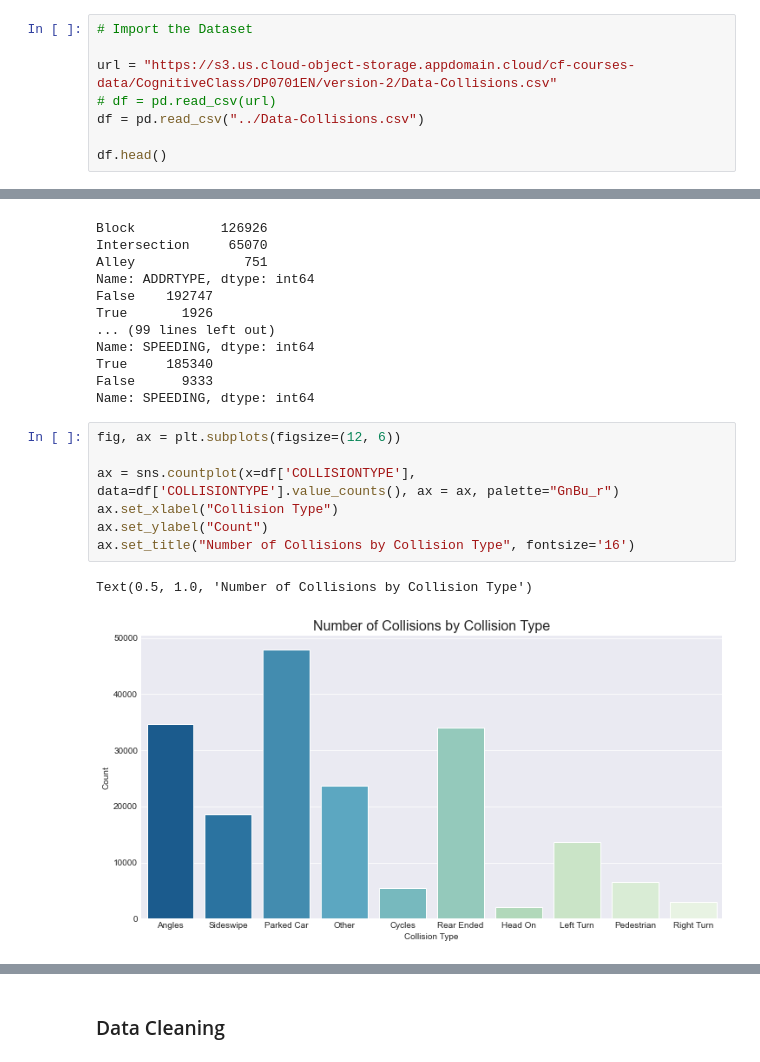
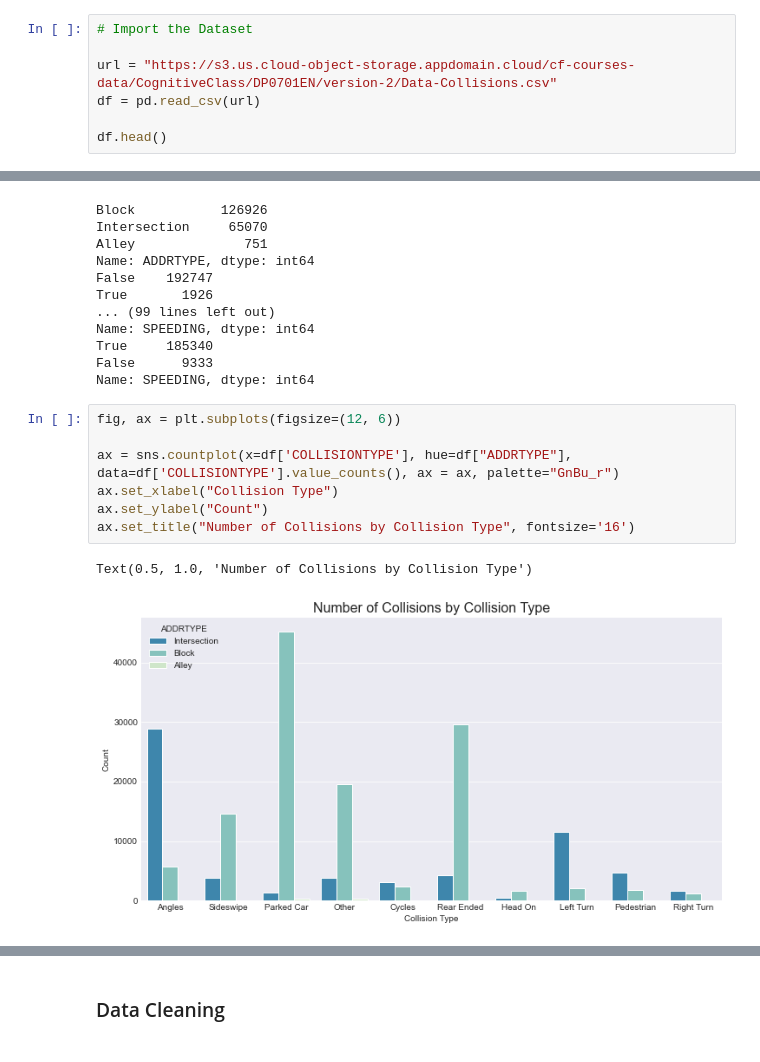
Before and after one commit to sumeetgrewal/capstone-dsp, a Jupyter notebook: project.ipynb, the cells around one changed output, grey strips where cells are left out. Cells and saved outputs as stored; diff of their text form.

```diff
--- a/project.ipynb
+++ b/project.ipynb
@@ -54,8 +54,7 @@ plt.style.use('seaborn-darkgrid')
 # Import the Dataset
 
 url = "https://s3.us.cloud-object-storage.appdomain.cloud/cf-courses-data/CognitiveClass/DP0701EN/version-2/Data-Collisions.csv"
-# df = pd.read_csv(url)
-df = pd.read_csv("../Data-Collisions.csv")
+df = pd.read_csv(url)
 
 df.head()
 # %% [output]
@@ -161,10 +160,10 @@ Name: SPEEDING, dtype: int64
 # %%
 fig, ax = plt.subplots(figsize=(12, 6))
 
-ax = sns.countplot(x=df['COLLISIONTYPE'], data=df['COLLISIONTYPE'].value_counts(), ax = ax, palette="GnBu_r")
+ax = sns.countplot(x=df['COLLISIONTYPE'], hue=df["ADDRTYPE"], data=df['COLLISIONTYPE'].value_counts(), ax = ax, palette="GnBu_r")
 ax.set_xlabel("Collision Type")
 ax.set_ylabel("Count")
 ax.set_title("Number of Collisions by Collision Type", fontsize='16')
 # %% [output]
 Text(0.5, 1.0, 'Number of Collisions by Collision Type')
-[figure, old version]
+[figure, new version]
```
Also changed, not shown: parts of 6 cells of this notebook.
